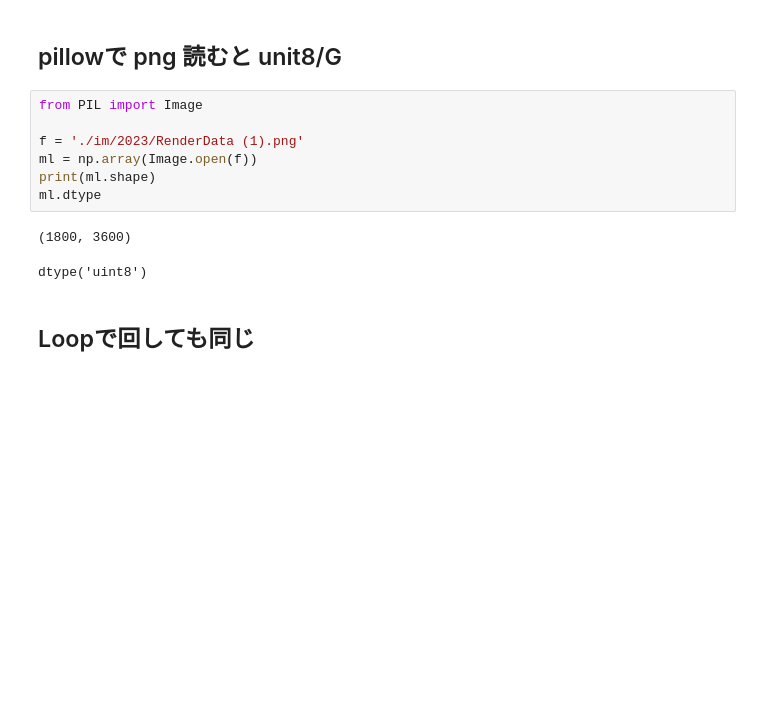
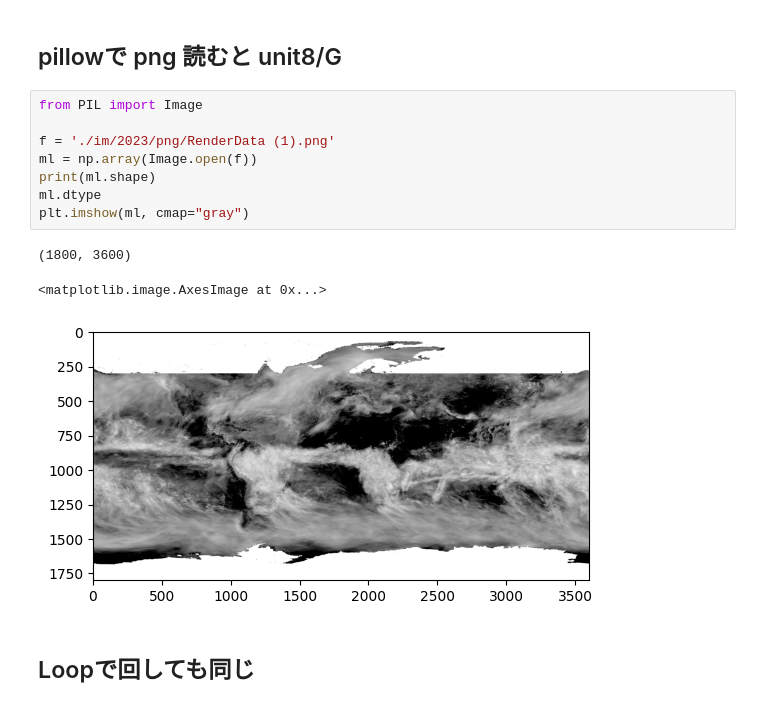
Before and after one commit to mujina774/Rainfall, a Jupyter notebook: Tiff_read-Pillow.matplotlib.ipynb, the cells around one changed output. Saved outputs shown, nothing was run; the diff lists cells and outputs as text; blank space fills up the shorter version.

```diff
--- a/Tiff_read-Pillow.matplotlib.ipynb
+++ b/Tiff_read-Pillow.matplotlib.ipynb
@@ -43,13 +50,15 @@ dtype('float32')
 # %%
 from PIL import Image
 
-f = './im/2023/RenderData (1).png'
+f = './im/2023/png/RenderData (1).png'
 ml = np.array(Image.open(f))
 print(ml.shape)
 ml.dtype
+plt.imshow(ml, cmap="gray")
 # %% [output]
 (1800, 3600)
-dtype('uint8')
+<matplotlib.image.AxesImage at 0x...>
+[figure, added]
 # %% [markdown]
 ## Loopで回しても同じ
 # %%
```
Also changed, not shown: parts of 3 cells of this notebook.
